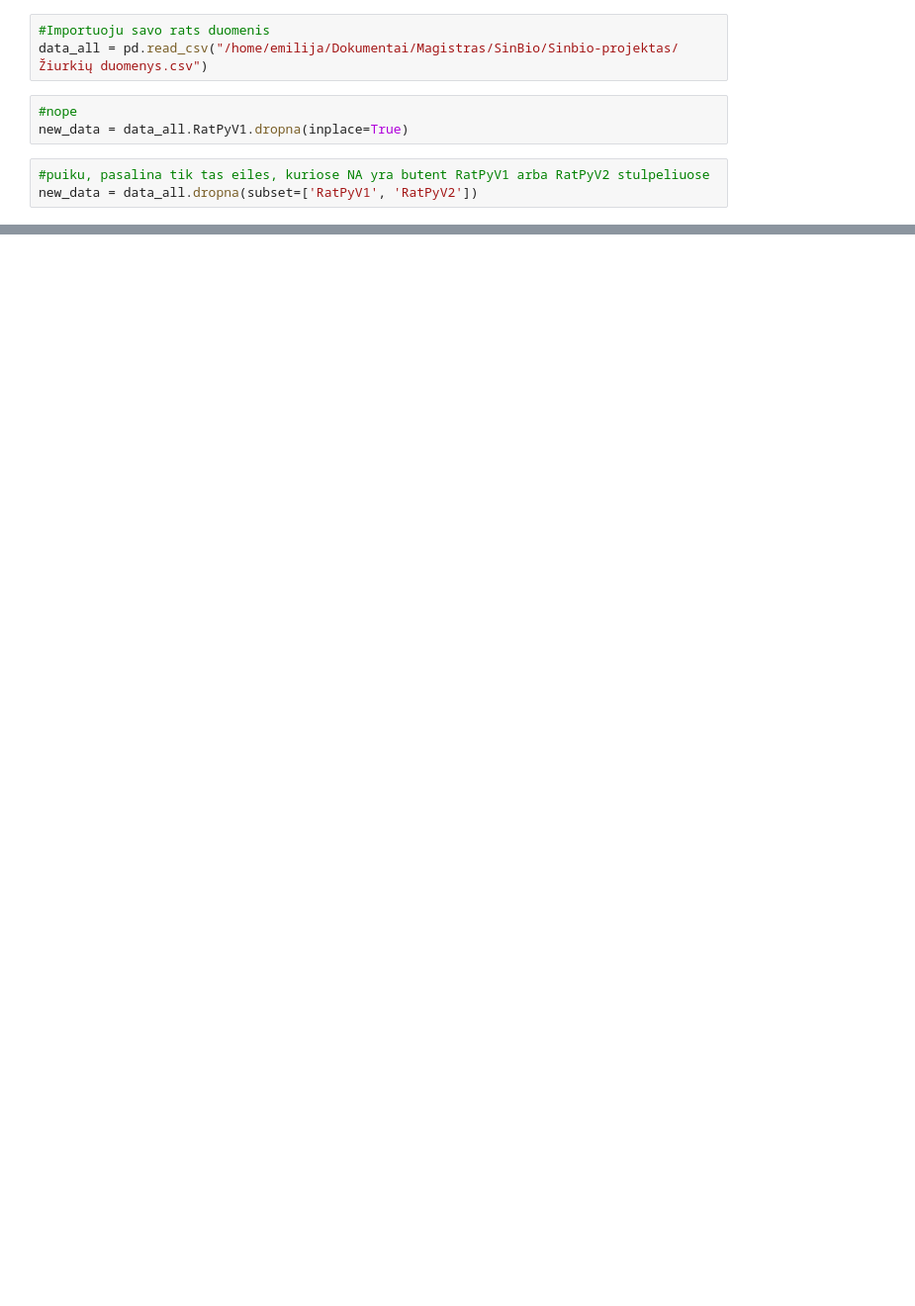
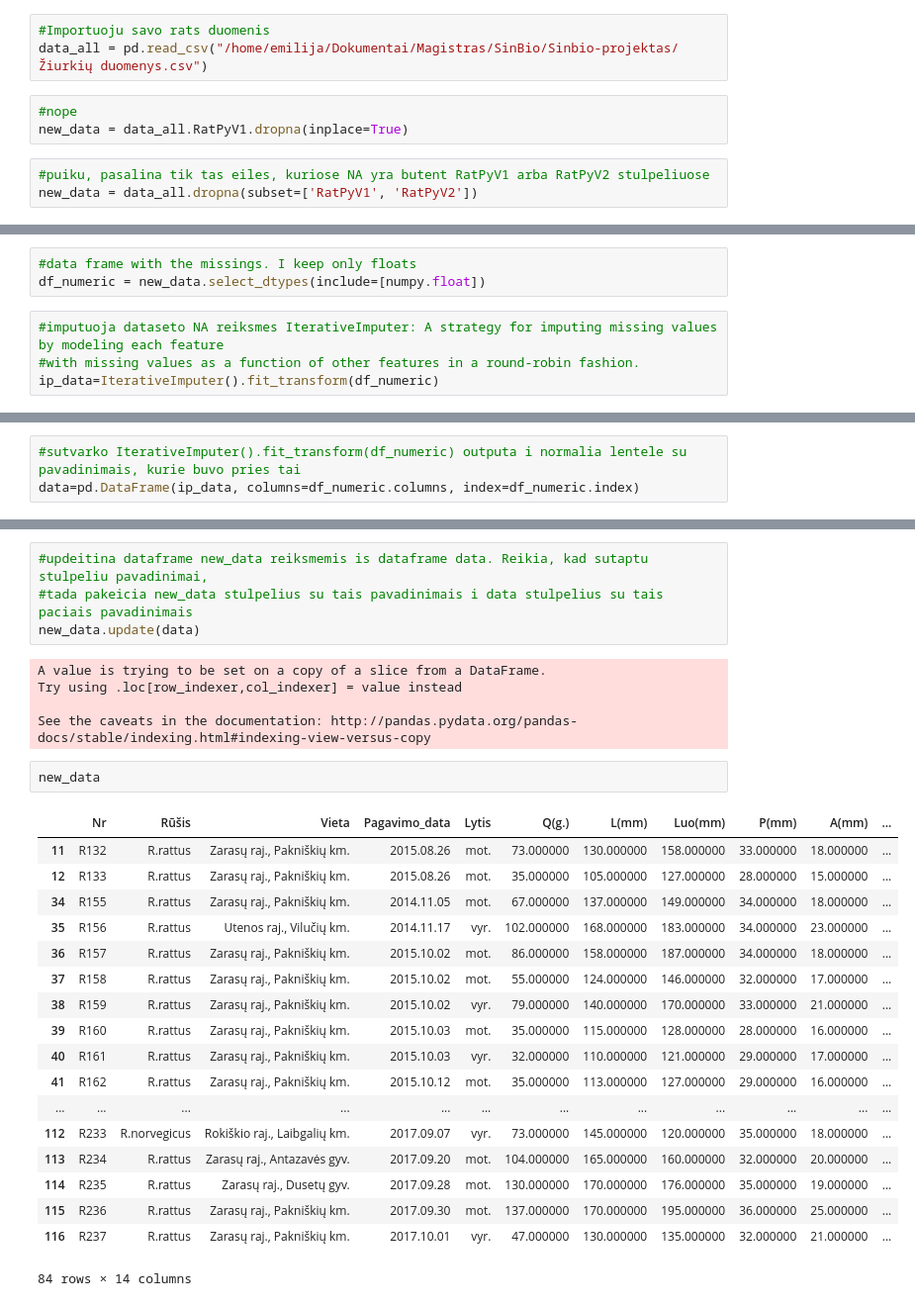
Before and after one commit to emyliuxe/Sinbio-projektas, a Jupyter notebook: python-3-notebook-remove-missing-data.ipynb, the cells around one changed output, grey strips where cells are left out. Shown at 99% size. Saved outputs shown, nothing was run; the diff lists cells and outputs as text; blank space fills up the shorter version.

Commit message:
12-20 updeirtas
Dar prirašyta info, sudėti missing data naujam csv faile "Pilni_ziurkiu_duomenys", kažkas perrašyta ir pataisyta :D

```diff
--- a/python-3-notebook-remove-missing-data.ipynb
+++ b/python-3-notebook-remove-missing-data.ipynb
@@ -43,0 +90,7 @@ new_data.describe(include='all')
+# %%
+#data frame with the missings. I keep only floats
+df_numeric = new_data.select_dtypes(include=[numpy.float])
+# %%
+#imputuoja dataseto NA reiksmes IterativeImputer: A strategy for imputing missing values by modeling each feature
+#with missing values as a function of other features in a round-robin fashion.
+ip_data=IterativeImputer().fit_transform(df_numeric)
@@ -43,0 +117,3 @@ new_data.describe(include='all')
+# %%
+#sutvarko IterativeImputer().fit_transform(df_numeric) outputa i normalia lentele su pavadinimais, kurie buvo pries tai
+data=pd.DataFrame(ip_data, columns=df_numeric.columns, index=df_numeric.index)
@@ -43,0 +141,30 @@ new_data.describe(include='all')
+# %%
+#updeitina dataframe new_data reiksmemis is dataframe data. Reikia, kad sutaptu stulpeliu pavadinimai,
+#tada pakeicia new_data stulpelius su tais pavadinimais i data stulpelius su tais paciais pavadinimais
+new_data.update(data)
+# %% [output]
+A value is trying to be set on a copy of a slice from a DataFrame.
+Try using .loc[row_indexer,col_indexer] = value instead
+
+See the caveats in the documentation: http://pandas.pydata.org/pandas-docs/stable/indexing.html#indexing-view-versus-copy
+# %%
+new_data
+# %% [output]
+|  | Nr | Rūšis | Vieta | Pagavimo_data | Lytis | Q(g.) | L(mm) | Luo(mm) | P(mm) | A(mm) | ... |
+| 11 | R132 | R.rattus | Zarasų raj., Pakniškių km. | 2015.08.26 | mot. | 73.000000 | 130.000000 | 158.000000 | 33.000000 | 18.000000 | ... |
+| 12 | R133 | R.rattus | Zarasų raj., Pakniškių km. | 2015.08.26 | mot. | 35.000000 | 105.000000 | 127.000000 | 28.000000 | 15.000000 | ... |
+| 34 | R155 | R.rattus | Zarasų raj., Pakniškių km. | 2014.11.05 | mot. | 67.000000 | 137.000000 | 149.000000 | 34.000000 | 18.000000 | ... |
+| 35 | R156 | R.rattus | Utenos raj., Vilučių km. | 2014.11.17 | vyr. | 102.000000 | 168.000000 | 183.000000 | 34.000000 | 23.000000 | ... |
+| 36 | R157 | R.rattus | Zarasų raj., Pakniškių km. | 2015.10.02 | mot. | 86.000000 | 158.000000 | 187.000000 | 34.000000 | 18.000000 | ... |
+| 37 | R158 | R.rattus | Zarasų raj., Pakniškių km. | 2015.10.02 | mot. | 55.000000 | 124.000000 | 146.000000 | 32.000000 | 17.000000 | ... |
+| 38 | R159 | R.rattus | Zarasų raj., Pakniškių km. | 2015.10.02 | vyr. | 79.000000 | 140.000000 | 170.000000 | 33.000000 | 21.000000 | ... |
+| 39 | R160 | R.rattus | Zarasų raj., Pakniškių km. | 2015.10.03 | mot. | 35.000000 | 115.000000 | 128.000000 | 28.000000 | 16.000000 | ... |
+| 40 | R161 | R.rattus | Zarasų raj., Pakniškių km. | 2015.10.03 | vyr. | 32.000000 | 110.000000 | 121.000000 | 29.000000 | 17.000000 | ... |
+| 41 | R162 | R.rattus | Zarasų raj., Pakniškių km. | 2015.10.12 | mot. | 35.000000 | 113.000000 | 127.000000 | 29.000000 | 16.000000 | ... |
+| ... | ... | ... | ... | ... | ... | ... | ... | ... | ... | ... | ... |
+| 112 | R233 | R.norvegicus | Rokiškio raj., Laibgalių km. | 2017.09.07 | vyr. | 73.000000 | 145.000000 | 120.000000 | 35.000000 | 18.000000 | ... |
+| 113 | R234 | R.rattus | Zarasų raj., Antazavės gyv. | 2017.09.20 | mot. | 104.000000 | 165.000000 | 160.000000 | 32.000000 | 20.000000 | ... |
+| 114 | R235 | R.rattus | Zarasų raj., Dusetų gyv. | 2017.09.28 | mot. | 130.000000 | 170.000000 | 176.000000 | 35.000000 | 19.000000 | ... |
+| 115 | R236 | R.rattus | Zarasų raj., Pakniškių km. | 2017.09.30 | mot. | 137.000000 | 170.000000 | 195.000000 | 36.000000 | 25.000000 | ... |
+| 116 | R237 | R.rattus | Zarasų raj., Pakniškių km. | 2017.10.01 | vyr. | 47.000000 | 130.000000 | 135.000000 | 32.000000 | 21.000000 | ... |
+84 rows × 14 columns
```
Also changed, not shown: parts of 17 cells of this notebook, 4 other files.
